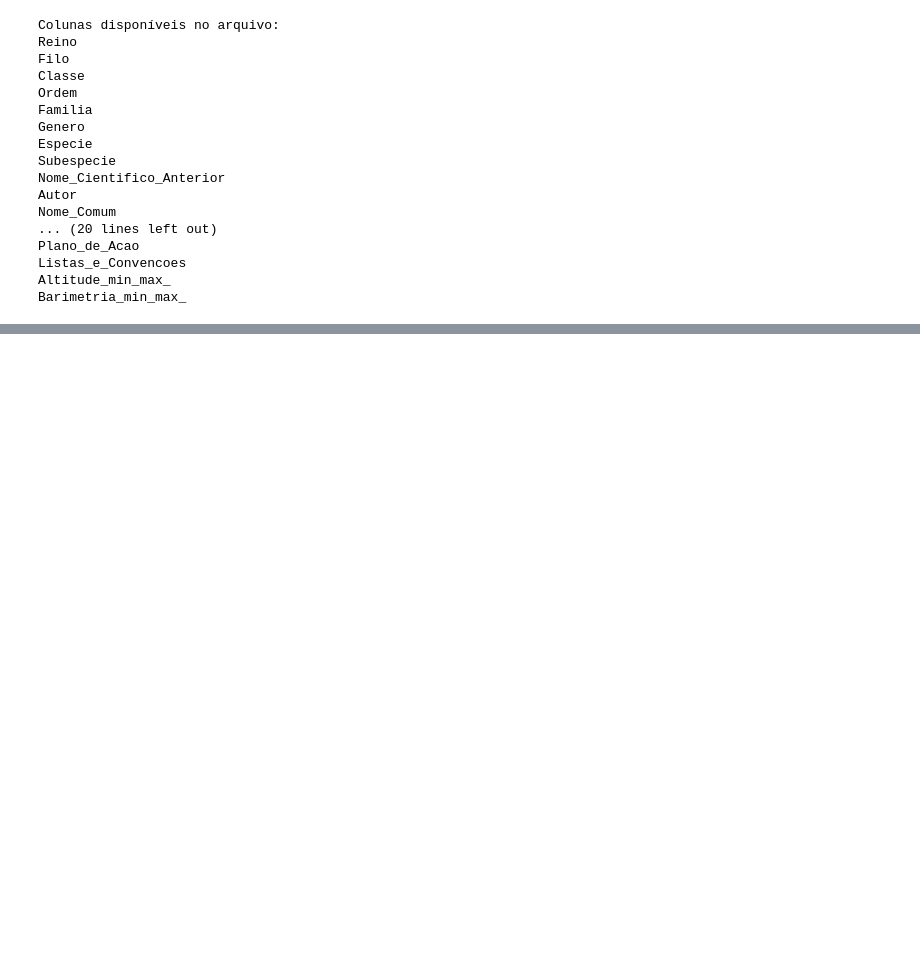
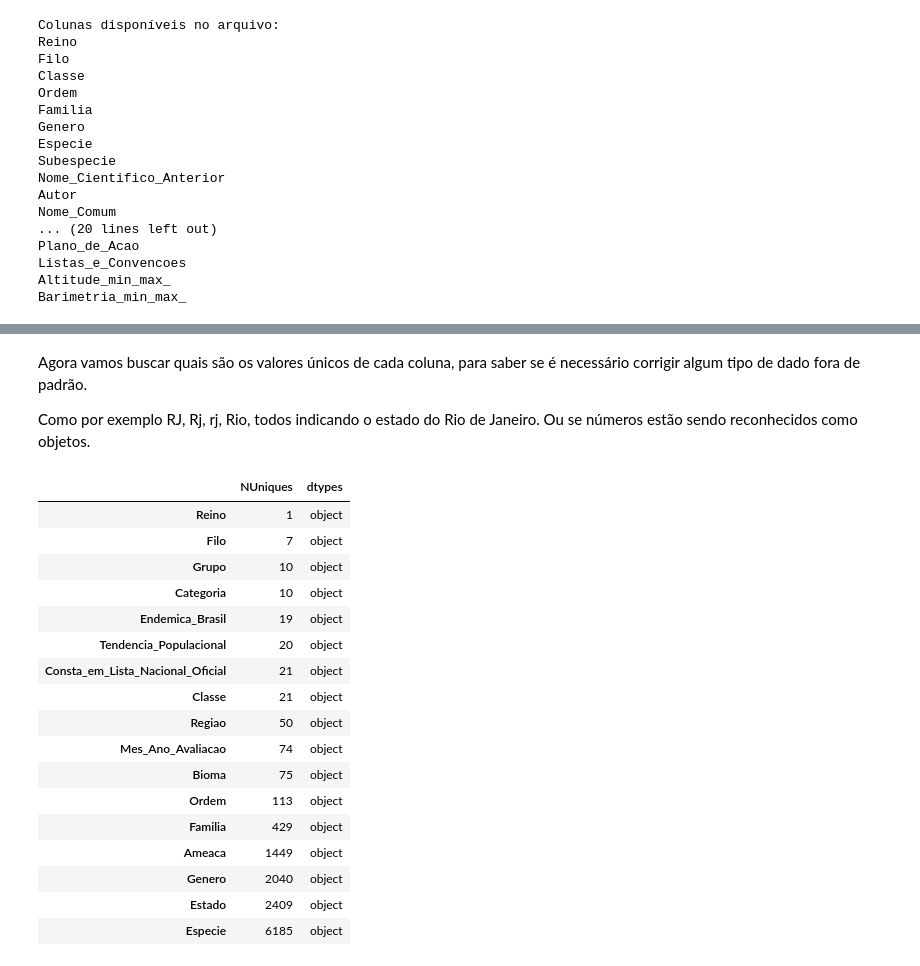
Before and after one commit to Carrascofs/analise-biodiversidade-mata-atlantica, a Jupyter notebook: notebooks/01_limpeza_e_exploracao.ipynb, the cells around one changed output, grey strips where cells are left out. Saved outputs shown, nothing was run; the diff lists cells and outputs as text; code cells hidden in the pictures; blank space fills up the shorter version.

```diff
--- a/notebooks/01_limpeza_e_exploracao.ipynb
+++ b/notebooks/01_limpeza_e_exploracao.ipynb
@@ -153,0 +196,28 @@ print(df.head())
+# %% [markdown]
+Agora vamos buscar quais são os valores únicos de cada coluna, para saber se é necessário corrigir algum tipo de dado fora de padrão.
+
+Como por exemplo RJ, Rj, rj, Rio, todos indicando o estado do Rio de Janeiro. Ou se números estão sendo reconhecidos como objetos.
+# %%
+unico = df.nunique().sort_values()
+unico = pd.DataFrame(unico.values, index = unico.index, columns = ['NUniques'])
+unico['dtypes'] = df.dtypes
+unico
+# %% [output]
+|  | NUniques | dtypes |
+| Reino | 1 | object |
+| Filo | 7 | object |
+| Grupo | 10 | object |
+| Categoria | 10 | object |
+| Endemica_Brasil | 19 | object |
+| Tendencia_Populacional | 20 | object |
+| Consta_em_Lista_Nacional_Oficial | 21 | object |
+| Classe | 21 | object |
+| Regiao | 50 | object |
+| Mes_Ano_Avaliacao | 74 | object |
+| Bioma | 75 | object |
+| Ordem | 113 | object |
+| Familia | 429 | object |
+| Ameaca | 1449 | object |
+| Genero | 2040 | object |
+| Estado | 2409 | object |
+| Especie | 6185 | object |
```
Also changed, not shown: parts of 15 cells of this notebook, 1 other file.
